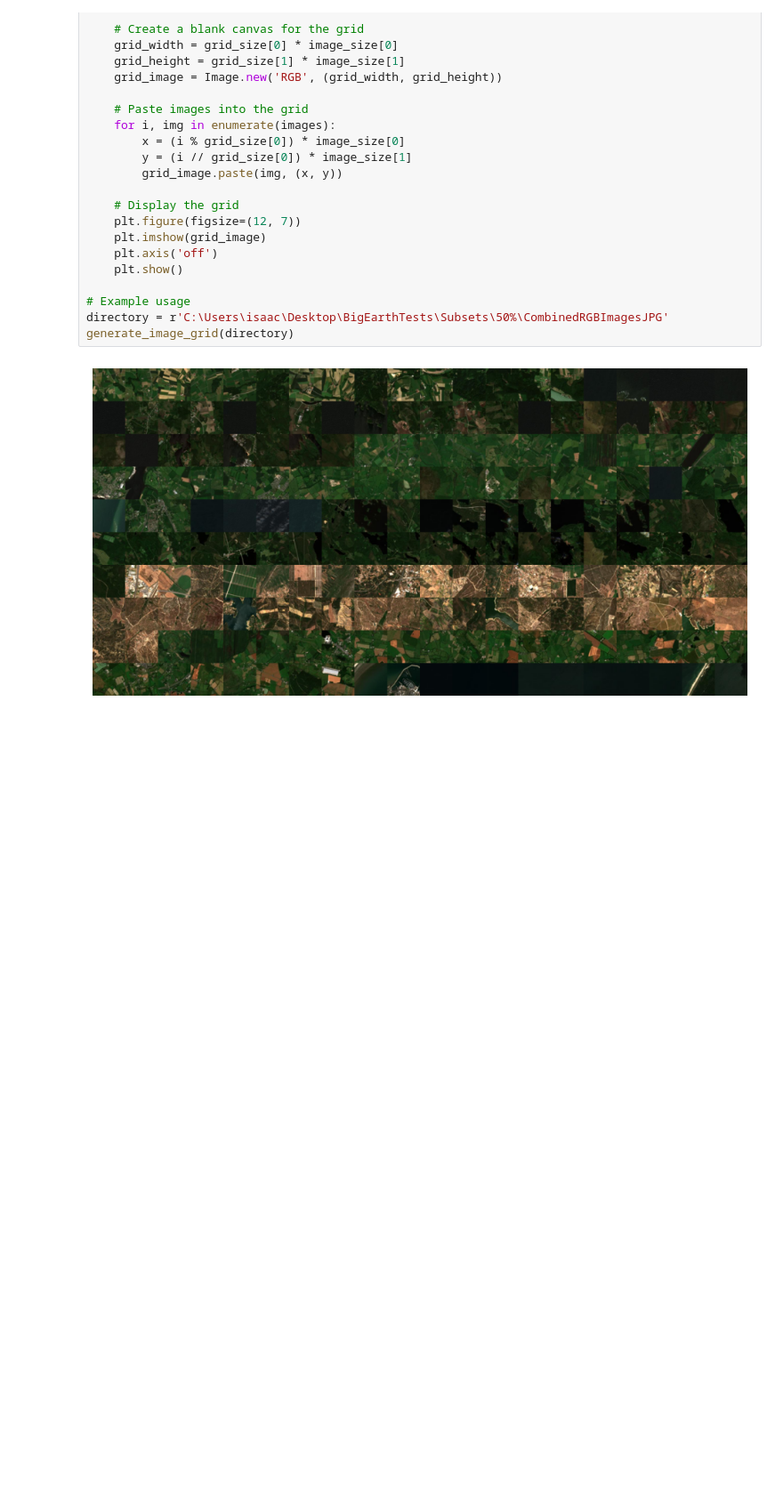
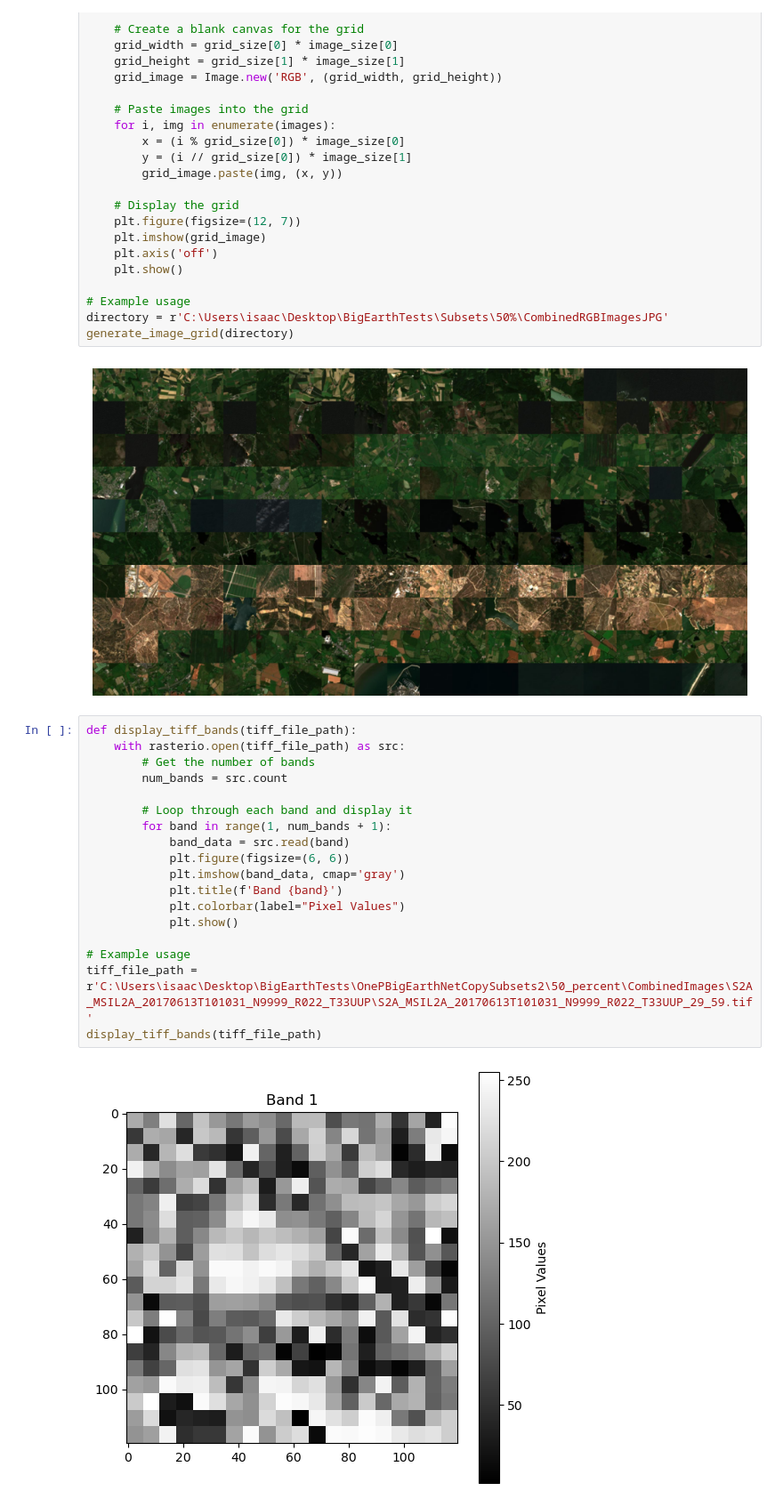
Before and after one commit to StaticRevo/FYP-Multi-Label-Classification-using-Deep-Learning, a Jupyter notebook: FYPProjectRGB/utils/PracticeFile.ipynb, the cells around one changed output. Shown at 89% size. Cells and saved outputs as stored; diff of their text form; blank space fills up the shorter version.

```diff
--- a/FYPProjectRGB/utils/PracticeFile.ipynb
+++ b/FYPProjectRGB/utils/PracticeFile.ipynb
@@ -328,3 +329,23 @@ directory = r'C:\Users\isaac\Desktop\BigEarthTests\Subsets\50%\CombinedRGBImages
 generate_image_grid(directory)
 # %% [output]
 [figure]
+# %%
+def display_tiff_bands(tiff_file_path):
+    with rasterio.open(tiff_file_path) as src:
+        # Get the number of bands
+        num_bands = src.count
+
+        # Loop through each band and display it
+        for band in range(1, num_bands + 1):
+            band_data = src.read(band)
+            plt.figure(figsize=(6, 6))
+            plt.imshow(band_data, cmap='gray')
+            plt.title(f'Band {band}')
+            plt.colorbar(label="Pixel Values")
+            plt.show()
+
+# Example usage
+tiff_file_path = r'C:\Users\isaac\Desktop\BigEarthTests\OnePBigEarthNetCopySubsets2\50_percent\CombinedImages\S2A_MSIL2A_20170613T101031_N9999_R022_T33UUP\S2A_MSIL2A_20170613T101031_N9999_R022_T33UUP_29_59.tif'
+display_tiff_bands(tiff_file_path)
+# %% [output]
+[figure, added]
```
Also changed, not shown: parts of 3 cells of this notebook, 51 other files.
